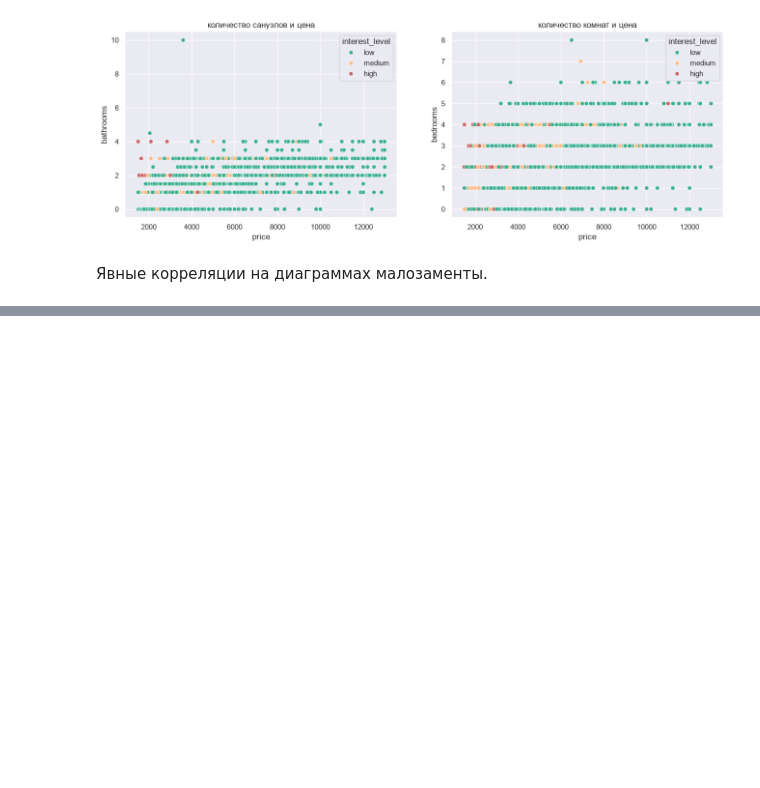
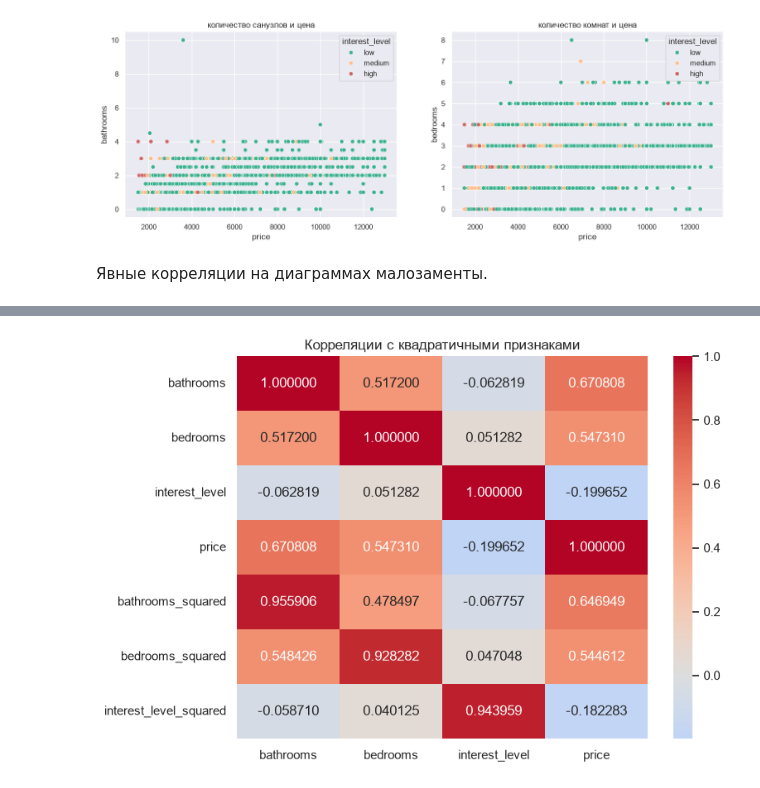
Before and after one commit to giperadmin/intro_in_ml_1, a Jupyter notebook: ML1_Introduction_jacquieb.ipynb, the cells around one changed output, grey strips where cells are left out. Saved outputs shown, nothing was run; the diff lists cells and outputs as text; code cells hidden in the pictures; blank space fills up the shorter version.

```diff
--- a/ML1_Introduction_jacquieb.ipynb
+++ b/ML1_Introduction_jacquieb.ipynb
@@ -619,0 +547,35 @@ plt.title("Интерес и цены");
+# %%
+# Создаём новые квадратичные признаки и смотрим, меняется ли связь с ценой.
+feature_data = filtered_data[
+    filtered_data["price"].between(lower_price, upper_price, inclusive="neither")
+].copy()
+
+
+feature_data["interest_level"] = feature_data["interest_level_encoded"]
+
+feature_data["bathrooms_squared"] = feature_data["bathrooms"] ** 2
+feature_data["bedrooms_squared"] = feature_data["bedrooms"] ** 2
+feature_data["interest_level_squared"] = feature_data["interest_level"] ** 2
+
+created_feature_rows = [
+    "bathrooms",
+    "bedrooms",
+    "interest_level",
+    "price",
+    "bathrooms_squared",
+    "bedrooms_squared",
+    "interest_level_squared",
+]
+
+created_feature_columns = [
+    "bathrooms",
+    "bedrooms",
+    "interest_level",
+    "price",
+]
+
+created_corr = feature_data[created_feature_rows].corr().loc[
+    created_feature_rows,
+    created_feature_columns,
+]
+created_corr
@@ -619,0 +591,8 @@ plt.title("Интерес и цены");
+# %%
+# Визуализируем корреляции после добавления квадратичных признаков.
+plt.figure(figsize=(8, 6))
+sns.heatmap(created_corr, annot=True, cmap="coolwarm", center=0, fmt=".6f")
+plt.title("Корреляции с квадратичными признаками")
+plt.show()
+# %% [output]
+[figure, added]
```
Also changed, not shown: parts of 44 cells of this notebook.
